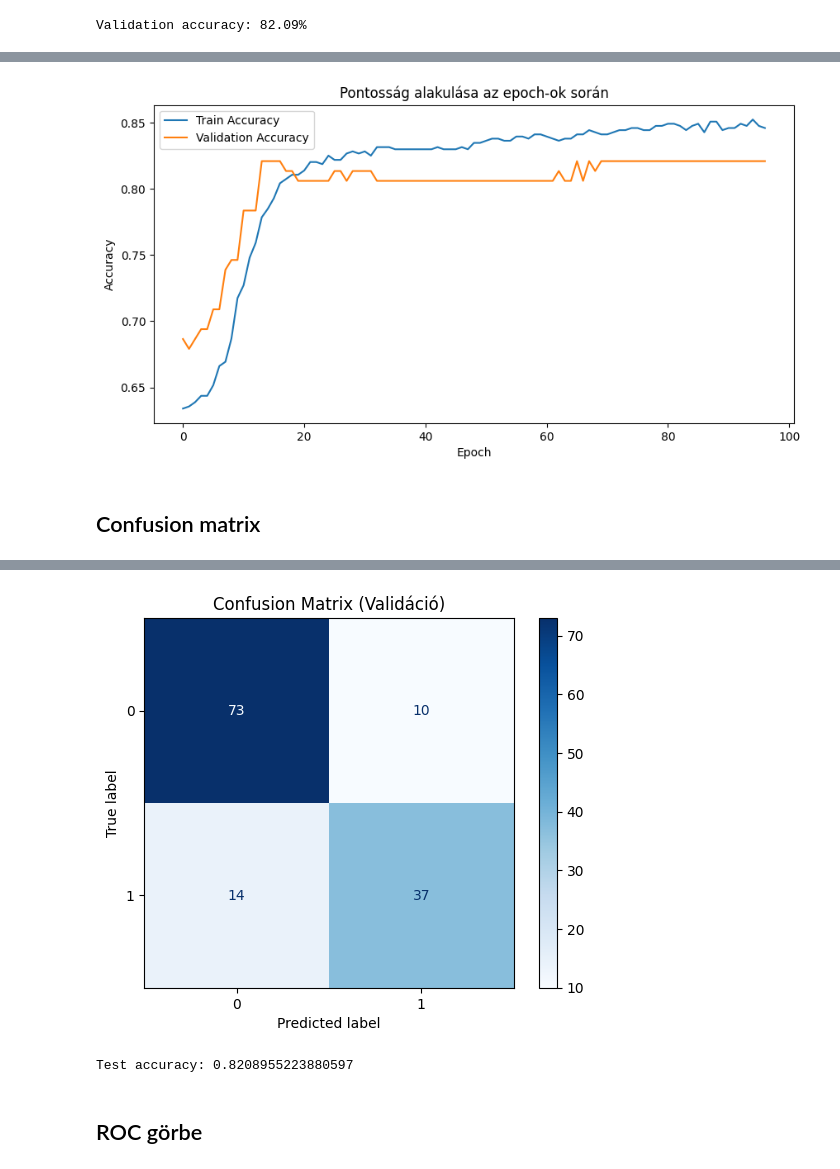
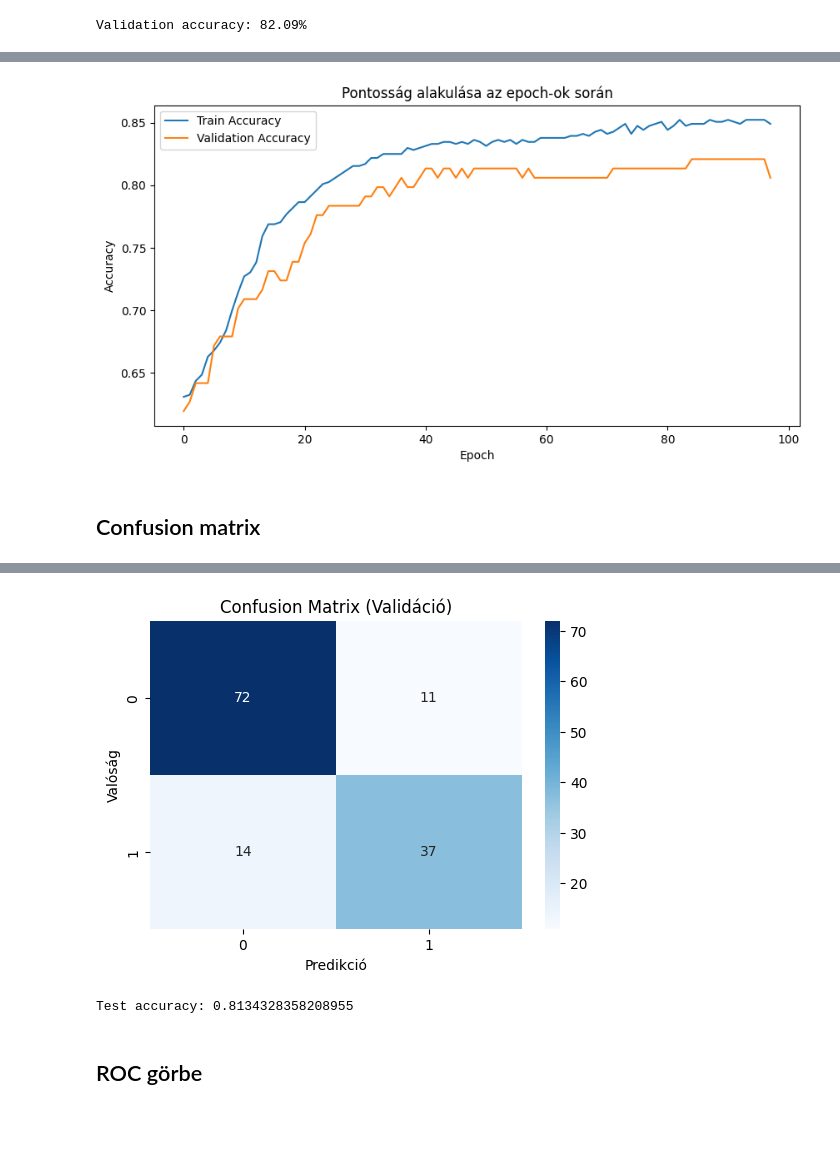
Before and after one commit to kugloff/X49HPQ_gepitanulas_beadando_2025, a Jupyter notebook: titanic.ipynb, the cells around one changed output, grey strips where cells are left out. Cells and saved outputs as stored; diff of their text form; code cells hidden in the pictures; blank space fills up the shorter version.

Commit message:
Baseline modell, Neural network F1-score, results, README update

```diff
--- a/titanic.ipynb
+++ b/titanic.ipynb
@@ -200,0 +206,4 @@ x_val, x_test, y_val, y_test = train_test_split(
+# %%
+baseline_model = LogisticRegression(max_iter=500, random_state=42)
+# %%
+baseline_model.fit(x_train, y_train)
@@ -326,7 +357,7 @@ plt.ylabel('Accuracy')
 plt.legend()
 plt.show()
 # %% [output]
-[figure, old version]
+[figure, new version]
 # %% [markdown]
 ## Confusion matrix
 # %%
@@ -336,9 +365,10 @@ from sklearn.metrics import accuracy_score
 # %%
 y_pred_test = (model.predict(x_test) > 0.5).astype(int).ravel()
 
-cm = confusion_matrix(y_test, y_pred_test)
-disp = ConfusionMatrixDisplay(confusion_matrix=cm, display_labels=[0,1])
-disp.plot(cmap='Blues')
-plt.title("Confusion Matrix (Validáció)")
+plt.figure(figsize=(6,4))
+sb.heatmap(confusion_matrix(y_test, y_pred_test), annot=True, cmap='Blues')
+plt.title('Confusion Matrix (Validáció)')
+plt.xlabel('Predikció')
+plt.ylabel('Valóság')
 plt.show()
 # %% [output]
@@ -346,8 +376,8 @@ plt.show()
-[figure, old version]
+[figure, new version]
 # %%
 print("Test accuracy:", accuracy_score(y_test, y_pred_test))
 # %% [output]
-Test accuracy: 0.8208955223880597
+Test accuracy: 0.8134328358208955
 # %% [markdown]
 ## ROC görbe
 # %%
```
Also changed, not shown: parts of 18 cells of this notebook, 1 other file.
